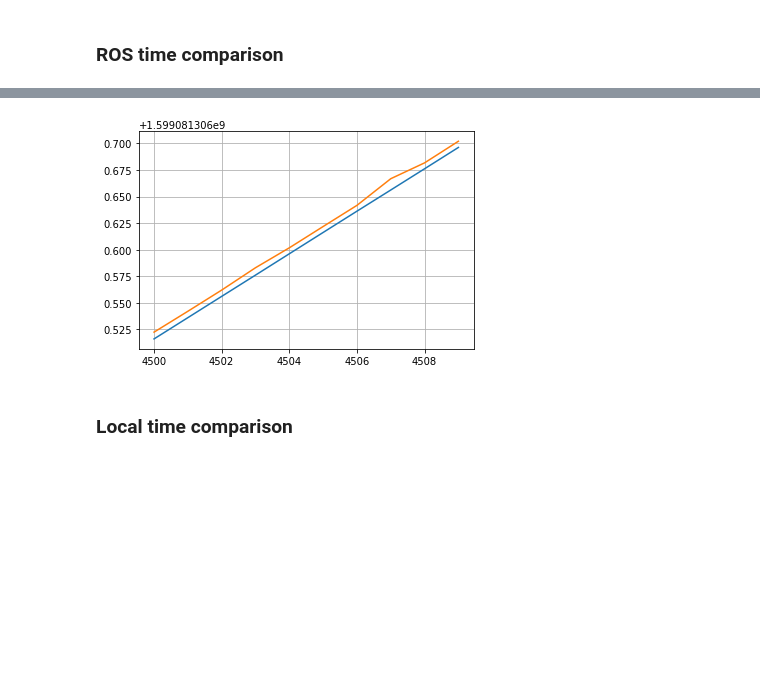
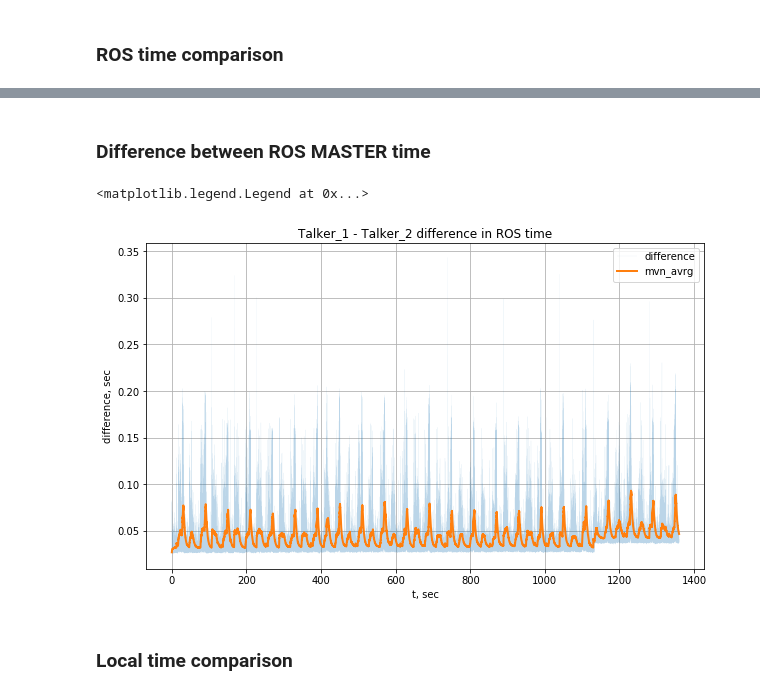
Before and after one commit to zhanibekrysbek/time_synchronization, a Jupyter notebook: notebooks/extract_time_stats.ipynb, the cells around one changed output, grey strips where cells are left out. Drawn from its saved outputs; the diff is of its cells as text; code cells hidden in the pictures; blank space fills up the shorter version.

```diff
--- a/notebooks/extract_time_stats.ipynb
+++ b/notebooks/extract_time_stats.ipynb
@@ -81,9 +120,24 @@ plt.legend(['talker_1 LAPTOP', 'talker_2 RASPI'])
-# %%
-plt.plot(df1.ros_time[4500:4510])
-plt.plot(df2.ros_time[4500:4510])
-plt.grid()
-# %% [output]
-[figure, removed]
+# %% [markdown]
+### Difference between ROS MASTER time
+# %%
+plt.figure(figsize=(10,6))
+
+rdif = np.array(df2.ros_time - df1.ros_time)
+rdif = rdif[~np.isnan(rdif)]
+
+rdif_avrg = exp_moving_average(rdif, beta=0.999)
+
+plt.plot(df1.x[:-ndif], rdif, LineWidth=.1, alpha=0.3)
+plt.plot(df1.x[:-ndif], rdif_avrg, LineWidth=2.)
+plt.grid()
+
+plt.title('Talker_1 - Talker_2 difference in ROS time')
+plt.xlabel('t, sec')
+plt.ylabel('difference, sec')
+plt.legend(['difference', 'mvn_avrg'])
+# %% [output]
+<matplotlib.legend.Legend at 0x...>
+[figure, added]
 # %% [markdown]
 ### Local time comparison
 # %%
```
Also changed, not shown: parts of 27 cells of this notebook, 28 other files.
